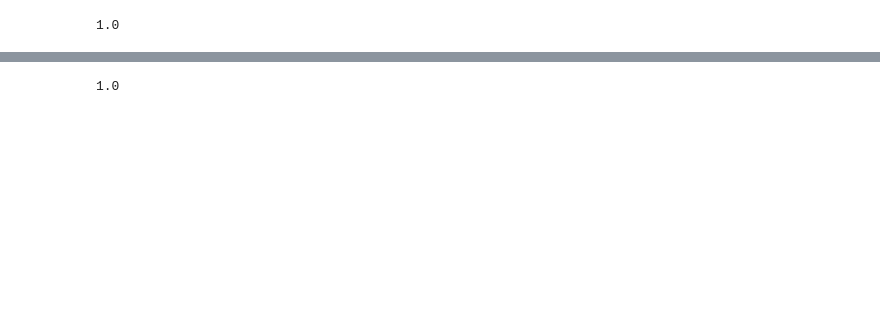
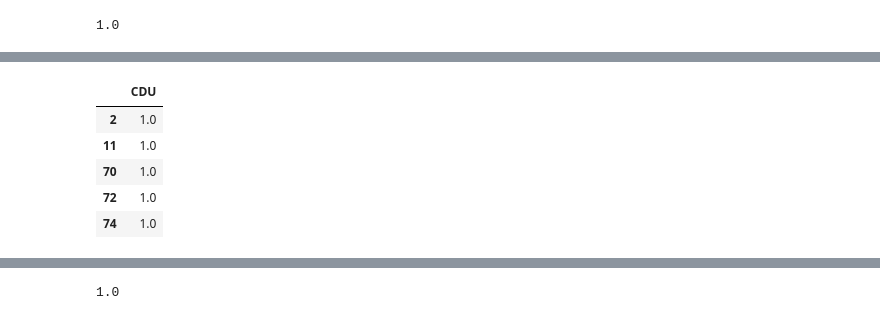
Before and after one commit to wonch002/Home-Value-Prediction, a Jupyter notebook: notebooks/ACPA_EDA_AND_CLEAN.ipynb, the cells around one changed output, grey strips where cells are left out. Drawn from its saved outputs; the diff is of its cells as text; code cells hidden in the pictures; blank space fills up the shorter version.

```diff
--- a/notebooks/ACPA_EDA_AND_CLEAN.ipynb
+++ b/notebooks/ACPA_EDA_AND_CLEAN.ipynb
@@ -2727,3 +2709,23 @@ len(Demand_df.dropna())/len(Demand_df)
+# %%
+#Ordinal Encoding by Zipcode
+temp_list = Cdu_df.corr()['DEMAND'].sort_values().index
+
+map_dict = {}
+for i in range(len(temp_list)):
+    map_dict[temp_list[i]] = float(i+1)
+
+temp_list = list()
+for i in range(len(temp_df)):
+    temp_list.append(map_dict[str(temp_df['CDU'].iloc[1])])
+Cdu_df = pd.DataFrame(temp_list,columns=['CDU'],index=temp_df.index)
+Cdu_df.head(5)
+# %% [output]
+|  | CDU |
+| 2 | 1.0 |
+| 11 | 1.0 |
+| 70 | 1.0 |
+| 72 | 1.0 |
+| 74 | 1.0 |
 # %%
 #Getting Lot Area
 Lotarea_df = pd.DataFrame(preprocessing.scale(temp_df['LOTAREA'].values),columns=['LOTAREA'],index=temp_df.index)
```
Also changed, not shown: parts of 26 cells of this notebook.
